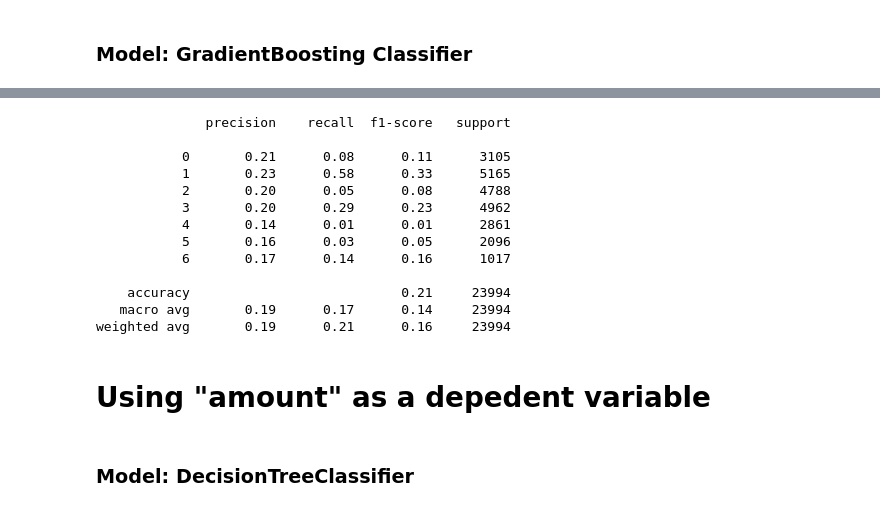
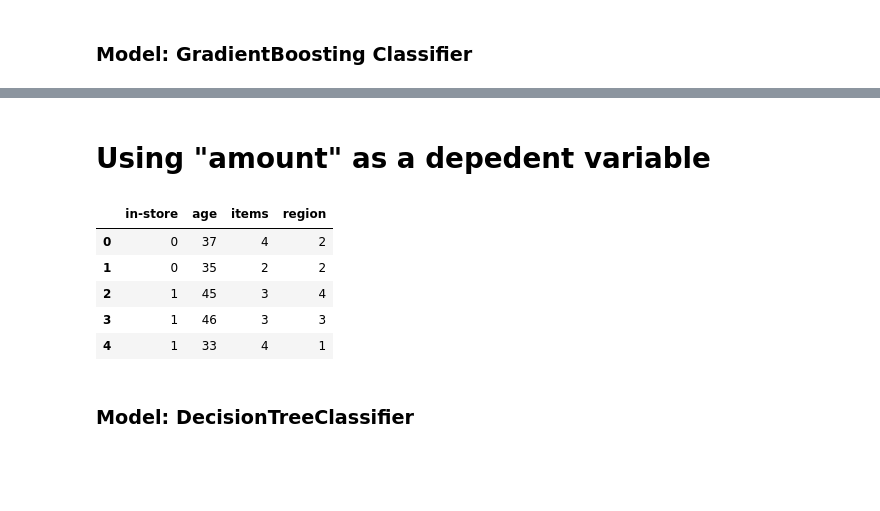
Before and after one commit to dreakian/DACP_XTOL_materials, a Jupyter notebook: custDemoClass.ipynb, the cells around one changed output, grey strips where cells are left out. Drawn from its saved outputs; the diff is of its cells as text; code cells hidden in the pictures; blank space fills up the shorter version.

```diff
--- a/custDemoClass.ipynb
+++ b/custDemoClass.ipynb
@@ -284,16 +315,0 @@ preds = model.predict(X_test)
-# %%
-print(classification_report(y_test, preds, zero_division=True))
-# %% [output]
-              precision    recall  f1-score   support
-
-           0       0.21      0.08      0.11      3105
-           1       0.23      0.58      0.33      5165
-           2       0.20      0.05      0.08      4788
-           3       0.20      0.29      0.23      4962
-           4       0.14      0.01      0.01      2861
-           5       0.16      0.03      0.05      2096
-           6       0.17      0.14      0.16      1017
-
-    accuracy                           0.21     23994
-   macro avg       0.19      0.17      0.14     23994
-weighted avg       0.19      0.21      0.16     23994
@@ -304,3 +316,28 @@ weighted avg       0.19      0.21      0.16     23994
 # %% [markdown]
 # Using "amount" as a depedent variable
+# %%
+# it is fundamental that the "feature space" be adjusted (modified and re-instantiated)
+# when new dependent variables are being used for model development
+
+# if the training data (X) variable is not adjusted, this will lead to classification reports that show 100% accuracy
+# which is both practically impossible and incorrect
+
+# this problem happens because the model is using the same training data it has already parsed, which means that it will
+# simply "memorize" the data, leading to an over-fit problem
+
+# Over-fitting generally should not happen in models that deal with Classification, as the depedent variables are
+# always categorical and discrete.
+
+# Over-fitting generally is more likely to occur in models that deal with Regression, as the dependent variables are
+# always continuous and numeric.
+
+X = data.iloc[:,[0, 1, 2, 4]]
+X.head()
+# %% [output]
+|  | in-store | age | items | region |
+| 0 | 0 | 37 | 4 | 2 |
+| 1 | 0 | 35 | 2 | 2 |
+| 2 | 1 | 45 | 3 | 4 |
+| 3 | 1 | 46 | 3 | 3 |
+| 4 | 1 | 33 | 4 | 1 |
 # %%
```
Also changed, not shown: parts of 39 cells of this notebook.
